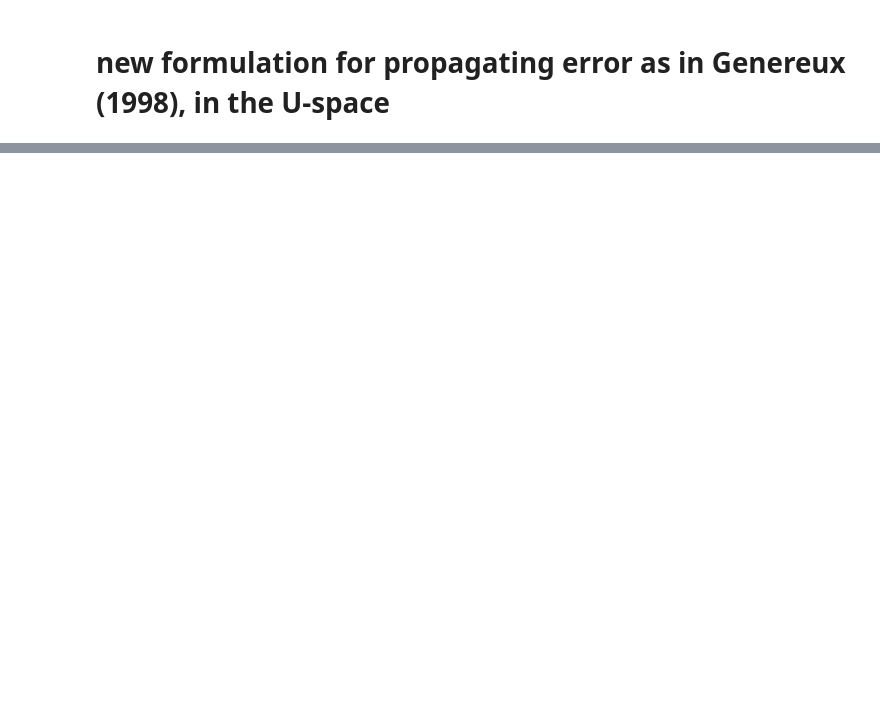
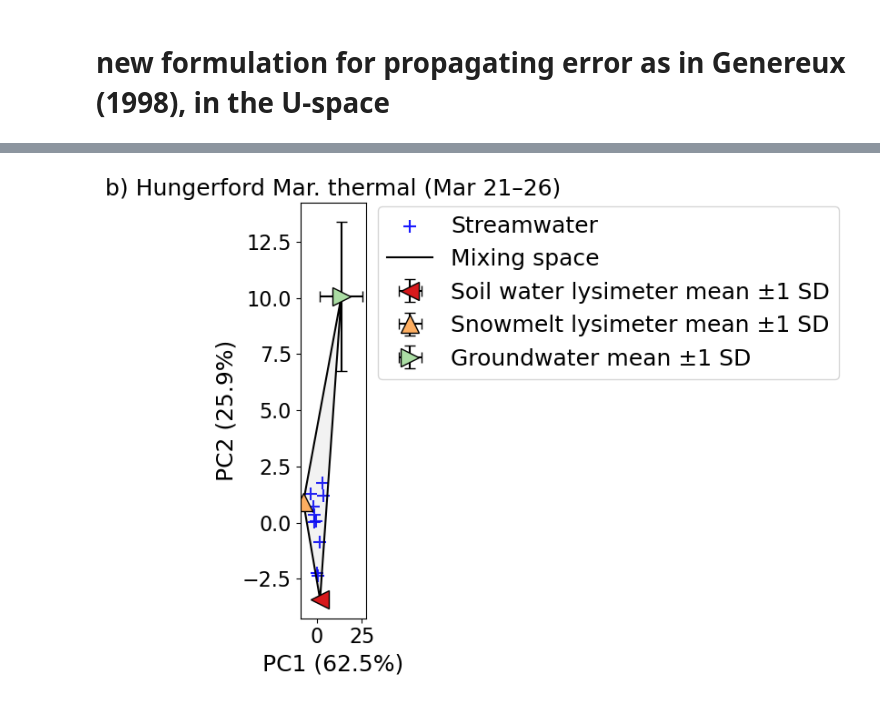
Before and after one commit to MeganEDuffy/LCBP-interannual-EMMAs, a Jupyter notebook: Notebooks/RI23_Hungerford_PCAwError.ipynb, the cells around one changed output, grey strips where cells are left out. Drawn from its saved outputs; the diff is of its cells as text; code cells hidden in the pictures; blank space fills up the shorter version.

```diff
--- a/Notebooks/RI23_Hungerford_PCAwError.ipynb
+++ b/Notebooks/RI23_Hungerford_PCAwError.ipynb
@@ -256,0 +105,96 @@ Saved plot to: /home/millieginty/OneDrive/git-repos/LCBP-interannual-EMMAs/Outpu
+# %%
+import importlib
+import sys
+from pathlib import Path
+import pandas as pd
+
+# Set up home path and working repo dir
+HOME = Path.home()
+repo_dir = HOME / "OneDrive/git-repos/LCBP-interannual-EMMAs"
+
+if str(repo_dir) not in sys.path:
+    sys.path.append(str(repo_dir))
+
+# Import EMMA module
+import EMMA.event_emma as em
+import EMMA.event_pca_error as ep
+importlib.reload(ep)
+importlib.reload(em)
+
+# Define data directory using relative path logic
+data_dir = repo_dir / "Data/GrabSample_data"
+
+# Load the full RI25 dataset
+df = pd.read_csv(data_dir / "RI23-IC-ICP-isotope-toc-joined.csv")
+
+# Analytical uncertainty for tracers
+analytical_precision_ri23 = {
+    'Ca_mg_L': 0.05,  # mg/L
+    'Si_mg_L': 0.05,  # mg/L
+    'Mg_mg_L': 0.05,  # mg/L
+    'K_mg_L': 0.05,  # mg/L
+    'Na_mg_L': 0.05,  # mg/L
+    'Cl_mg_L': 0.10,  # mg/L
+    'd18O': 0.1,      # permille
+    'dD': 0.1    # permille
+}
+
+##########################
+# Hungerford RI23 events #
+##########################
+
+# A. February ROS
+# B. March thermal
+# C. Final spring melt
+
+# Hungerford March thermal event
+# Potential endmembers:
+    # RI23-5008 Groundwater (Mark's well) 03/16/2023
+    # RI20-HB-DGW-Mark-1 Mark's well 06/23/2020
+    # RI22-0858 03/17/2022 Hungerford groundwater from Meghan (assume Mark's well)
+    # RI22-0864 07/27/2022 Hungerford groundwater from Meghan (assume Mark's well)
+    # RI23-1035 Baseflow 03/31/2023
+    # RI23-1001 # Baseflow 02/09/2023 (labeled GW)
+    # RI23-5007 Soil water lysimeter dry 03/16/2023
+    # RI23-1061 Snowmelt lysimeter 03/28/2023
+
+ep.plot_event_pca_with_avgEM(
+    data=df,
+    site="Hungerford",
+    start_date="2023-03-21",
+    end_date="2023-03-26",
+    endmember_ids=[
+                   "RI23-1001", # Baseflow 02/09/2023 (labeled GW)
+                   "RI23-5008", # Mark's well 2023
+                   #"RI20-HB-DGW-Mark-1" # Mark's well 2020
+                   #"RI22-0858", # Mark's well 03/17/2022
+                   #"RI22-0864",
+                   #"RI23-1085", #Baseflow 03/31/2023 removed for now
+                   "RI23-5007", # SWLD
+                   "RI23-1061"
+                    ],
+    title="b) Hungerford Mar. thermal (Mar 21–26)"
+)
+
+stats_em, pca_model, scaler_model = ep.plot_event_pca_with_error(
+    data=df,
+    site="Hungerford",
+    start_date="2023-03-21",
+    end_date="2023-03-26",
+    endmember_ids=[
+                   "RI23-1001", # Baseflow 02/09/2023 (labeled GW)
+                   "RI23-5008", # Mark's well 2023
+                   #"RI20-HB-DGW-Mark-1" # Mark's well 2020
+                   #"RI22-0858", # Mark's well 03/17/2022
+                   #"RI22-0864",
+                   #"RI23-1085", #Baseflow 03/31/2023 removed for now
+                   "RI23-5007", # SWLD
+                   "RI23-1061"
+                    ],
+    analytical_dict=analytical_precision_ri23, # Pass your dictionary here
+    title="b) Hungerford Mar. thermal (Mar 21–26)"
+)
+
+# Now 'stats_em' contains PC1_err and PC2_err for each endmember
+#print(stats_em[['Type', 'PC1_err', 'PC2_err']])
+# %% [output]
@@ -256,0 +202 @@ Saved plot to: /home/millieginty/OneDrive/git-repos/LCBP-interannual-EMMAs/Outpu
+[figure, added]
```
Also changed, not shown: parts of 4 cells of this notebook, 15 other files.
